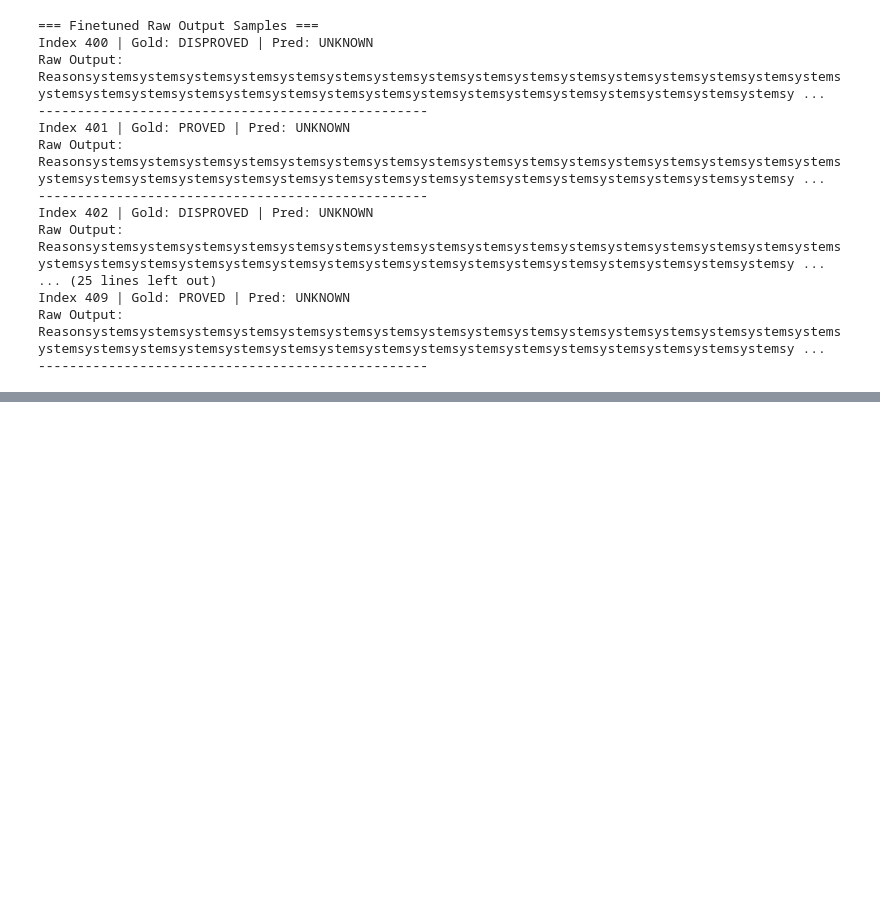
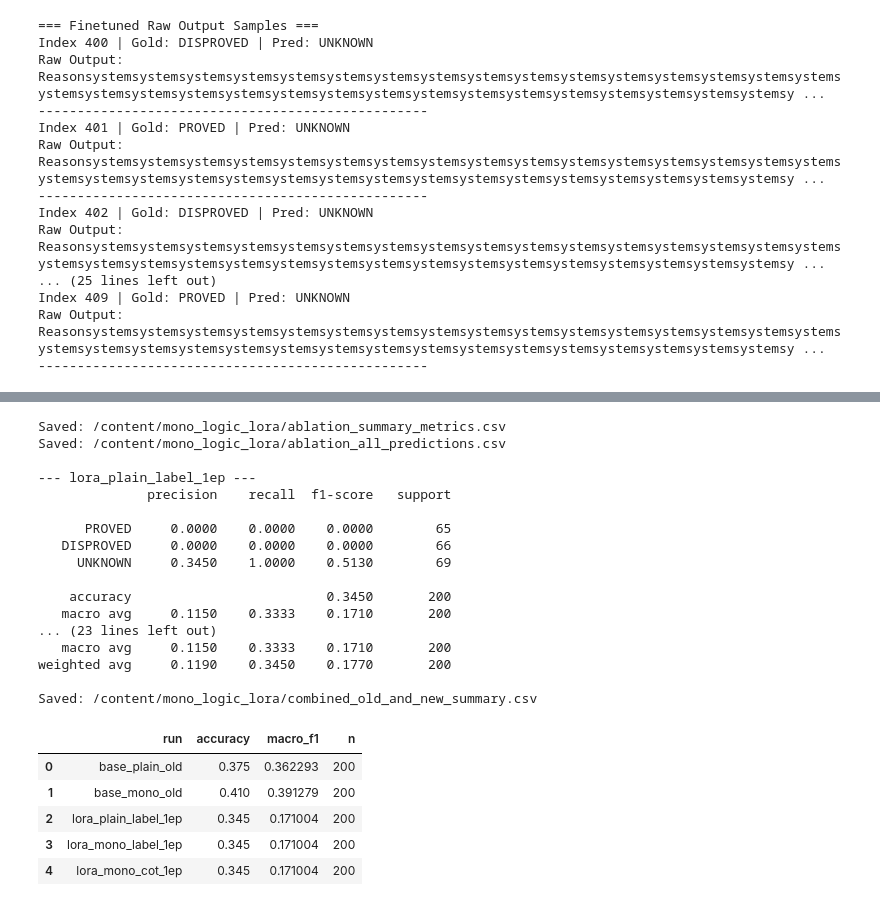
Before and after one commit to ReasonablePhantom/CSE_188_NLP, a Jupyter notebook: CSE_188_NLP.ipynb, the cells around one changed output, grey strips where cells are left out. Saved outputs shown, nothing was run; the diff lists cells and outputs as text; code cells hidden in the pictures; blank space fills up the shorter version.

```diff
--- a/CSE_188_NLP.ipynb
+++ b/CSE_188_NLP.ipynb
@@ -720,0 +1113,56 @@ Reasonsystemsystemsystemsystemsystemsystemsystemsystemsystemsystemsystemsystemsy
+# %%
+# ============================
+# Cell C: save + inspect results
+# ============================
+ablation_csv = os.path.join(OUTPUT_DIR, "ablation_summary_metrics.csv")
+ablation_summary_df.to_csv(ablation_csv, index=False)
+print("Saved:", ablation_csv)
+
+all_ablation_runs = pd.concat(list(ablation_dfs.values()), ignore_index=True)
+all_ablation_csv = os.path.join(OUTPUT_DIR, "ablation_all_predictions.csv")
+all_ablation_runs.to_csv(all_ablation_csv, index=False)
+print("Saved:", all_ablation_csv)
+
+for run_name, df_run in ablation_dfs.items():
+    print(f"\n--- {run_name} ---")
+    print(classification_report(df_run["gold"], df_run["pred"], labels=LABELS, digits=4))
+
+
+# Assuming that `baseline_plain_df` and `baseline_mono_df` from the notebook are still in memory
+combine_existing = []
+if "baseline_plain_df" in globals():
+    combine_existing.append(summarize_results(baseline_plain_df, "base_plain_old"))
+if "baseline_mono_df" in globals():
+    combine_existing.append(summarize_results(baseline_mono_df, "base_mono_old"))
+combine_existing.extend(ablation_results)
+
+combined_df = pd.DataFrame(combine_existing)
+combined_csv = os.path.join(OUTPUT_DIR, "combined_old_and_new_summary.csv")
+combined_df.to_csv(combined_csv, index=False)
+print("Saved:", combined_csv)
+
+combined_df
+# %% [output]
+Saved: /content/mono_logic_lora/ablation_summary_metrics.csv
+Saved: /content/mono_logic_lora/ablation_all_predictions.csv
+
+--- lora_plain_label_1ep ---
+              precision    recall  f1-score   support
+
+      PROVED     0.0000    0.0000    0.0000        65
+   DISPROVED     0.0000    0.0000    0.0000        66
+     UNKNOWN     0.3450    1.0000    0.5130        69
+
+    accuracy                         0.3450       200
+   macro avg     0.1150    0.3333    0.1710       200
+... (23 lines left out)
+   macro avg     0.1150    0.3333    0.1710       200
+weighted avg     0.1190    0.3450    0.1770       200
+
+Saved: /content/mono_logic_lora/combined_old_and_new_summary.csv
+|  | run | accuracy | macro_f1 | n |
+| 0 | base_plain_old | 0.375 | 0.362293 | 200 |
+| 1 | base_mono_old | 0.410 | 0.391279 | 200 |
+| 2 | lora_plain_label_1ep | 0.345 | 0.171004 | 200 |
+| 3 | lora_mono_label_1ep | 0.345 | 0.171004 | 200 |
+| 4 | lora_mono_cot_1ep | 0.345 | 0.171004 | 200 |
```
Also changed, not shown: parts of 6 cells of this notebook.
